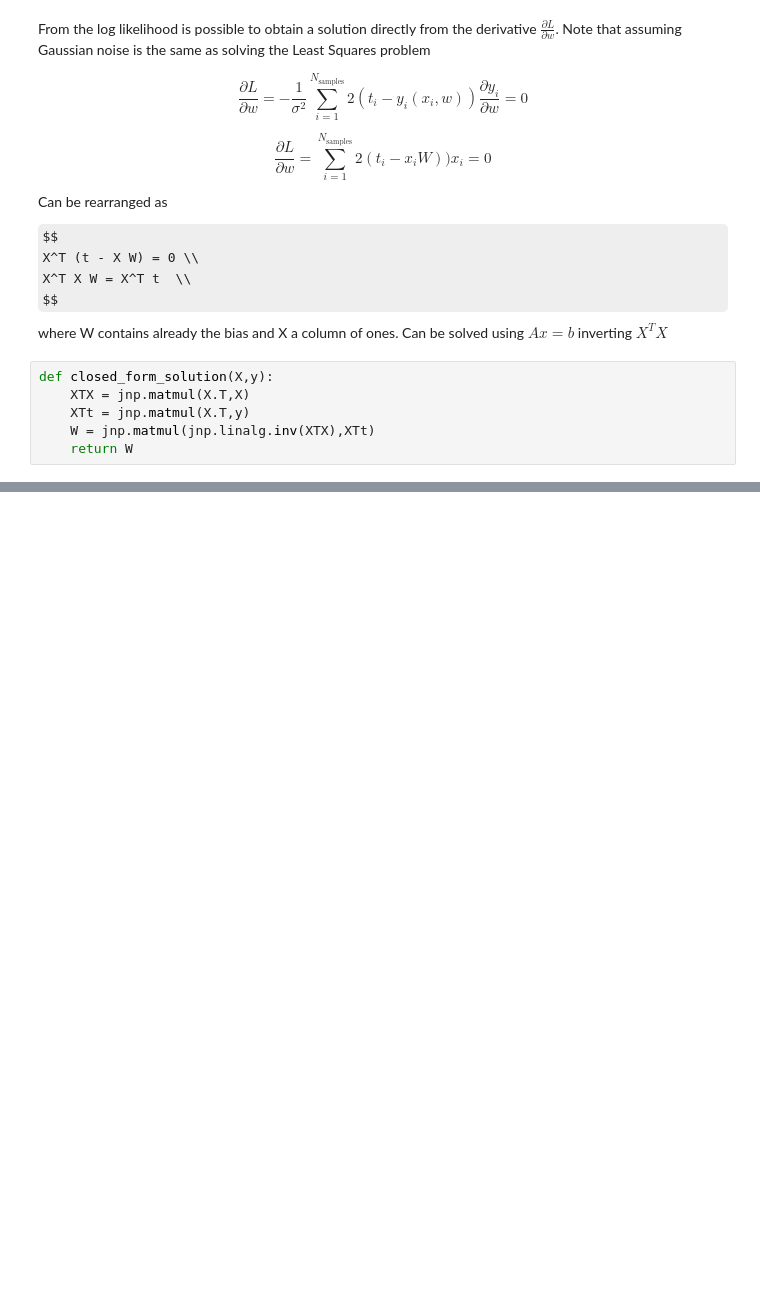
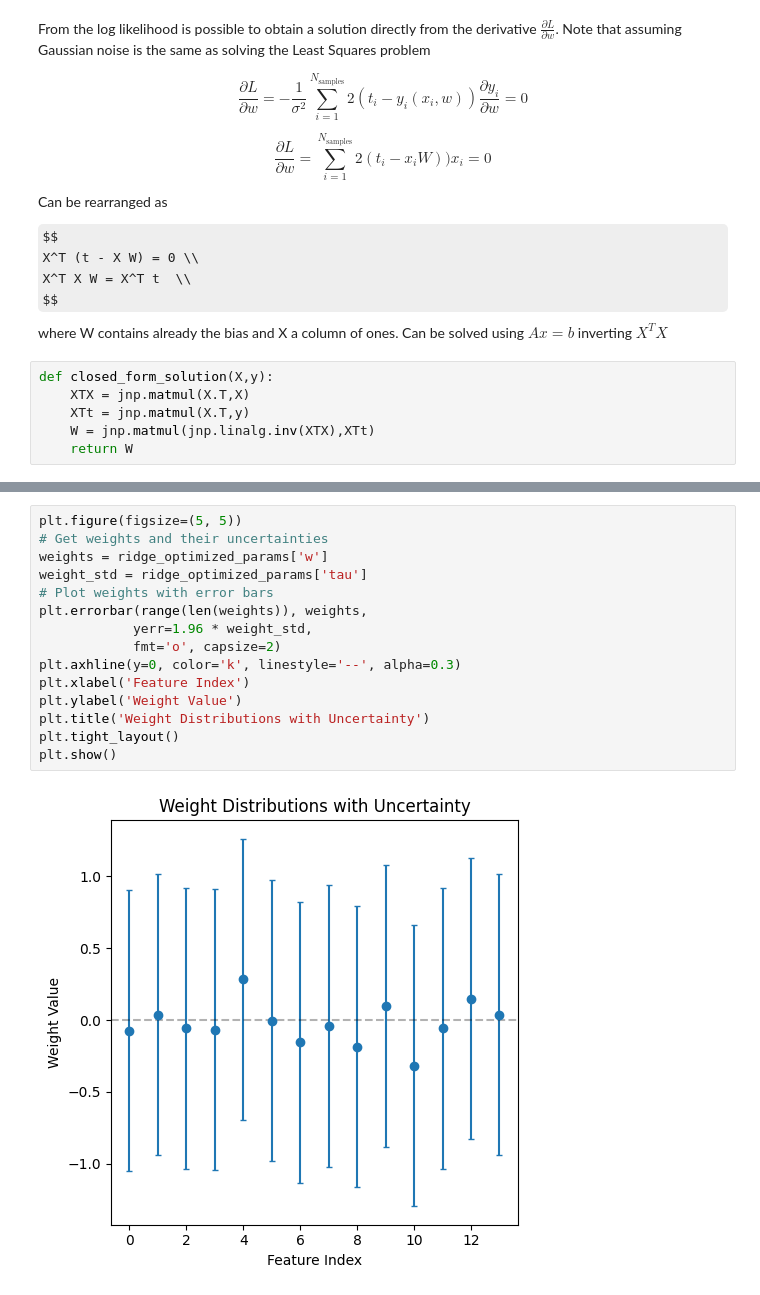
Before and after one commit to ignasiialemany/website_posts, a Jupyter notebook: LinearRegression.ipynb, the cells around one changed output, grey strips where cells are left out. Cells and saved outputs as stored; diff of their text form; some formulas as TeX source; blank space fills up the shorter version.

```diff
--- a/LinearRegression.ipynb
+++ b/LinearRegression.ipynb
@@ -387,0 +488,17 @@ plt.show()
+# %%
+plt.figure(figsize=(5, 5))
+# Get weights and their uncertainties
+weights = ridge_optimized_params['w']
+weight_std = ridge_optimized_params['tau']
+# Plot weights with error bars
+plt.errorbar(range(len(weights)), weights,
+            yerr=1.96 * weight_std,
+            fmt='o', capsize=2)
+plt.axhline(y=0, color='k', linestyle='--', alpha=0.3)
+plt.xlabel('Feature Index')
+plt.ylabel('Weight Value')
+plt.title('Weight Distributions with Uncertainty')
+plt.tight_layout()
+plt.show()
+# %% [output]
+[figure, added]
```
Also changed, not shown: parts of 24 cells of this notebook.
